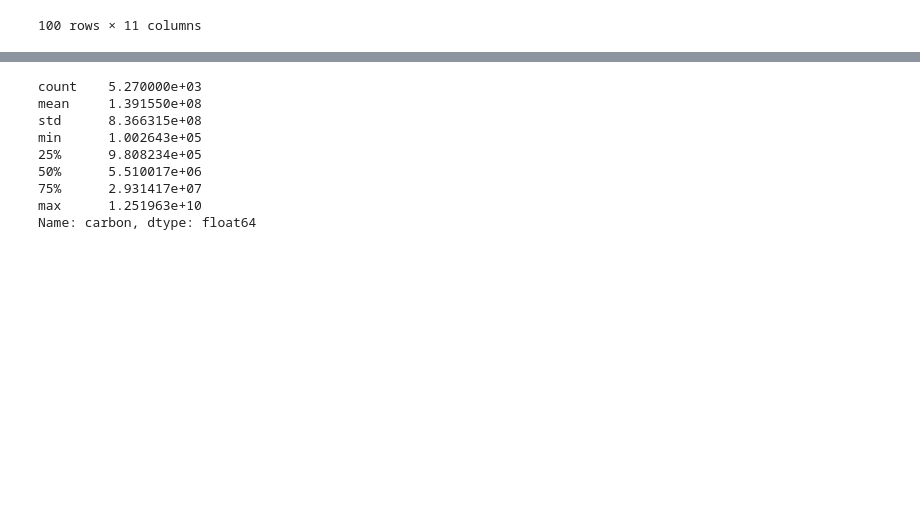
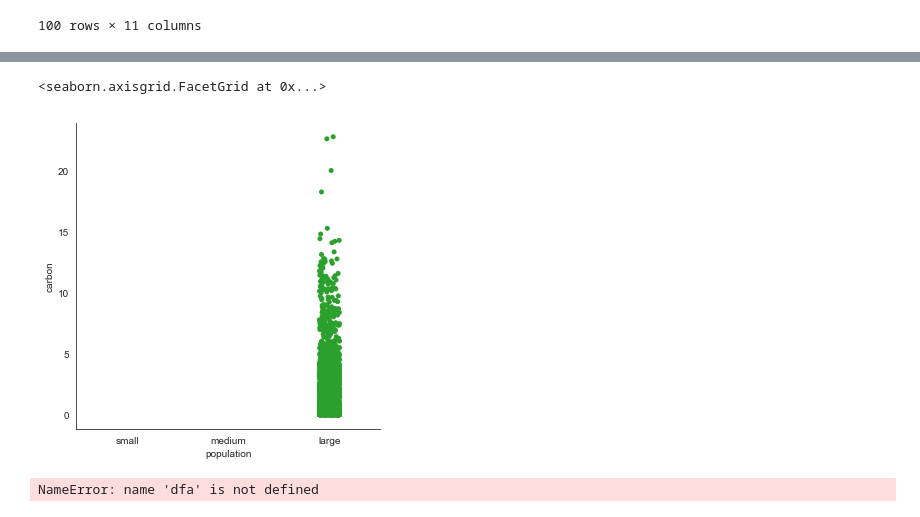
Before and after one commit to mackenziemitchell6/BigfootPrint, a Jupyter notebook: DataTransformations.ipynb, the cells around one changed output, grey strips where cells are left out. Saved outputs shown, nothing was run; the diff lists cells and outputs as text; code cells hidden in the pictures; blank space fills up the shorter version.

```diff
--- a/DataTransformations.ipynb
+++ b/DataTransformations.ipynb
@@ -93,13 +65,10 @@ Name: gdp, Length: 5449, dtype: float64>
+# %%
+sns.catplot(x='population',y='carbon',data=df)
+# %% [output]
+<seaborn.axisgrid.FacetGrid at 0x...>
+[figure, added]
 # %%
-dfa['carbon'].describe()
+df['carbon'].describe()
 # dfa.hist(column=['carbon'], bins=30)
 # %% [output]
-count    5.270000e+03
-mean     1.391550e+08
-std      8.366315e+08
-min      1.002643e+05
-25%      9.808234e+05
-50%      5.510017e+06
-75%      2.931417e+07
-max      1.251963e+10
-Name: carbon, dtype: float64
+NameError: name 'dfa' is not defined
```
Also changed, not shown: parts of 15 cells of this notebook.
